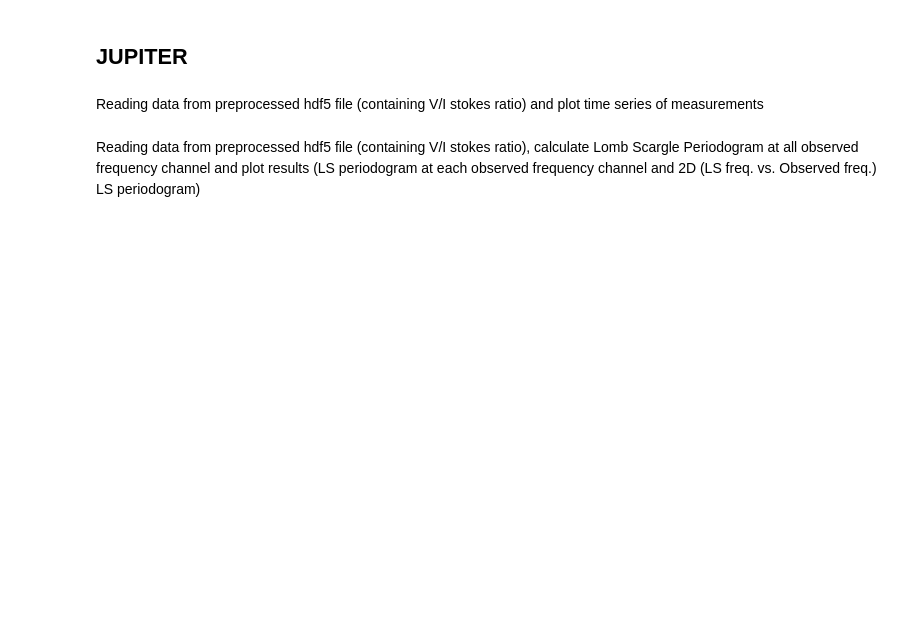
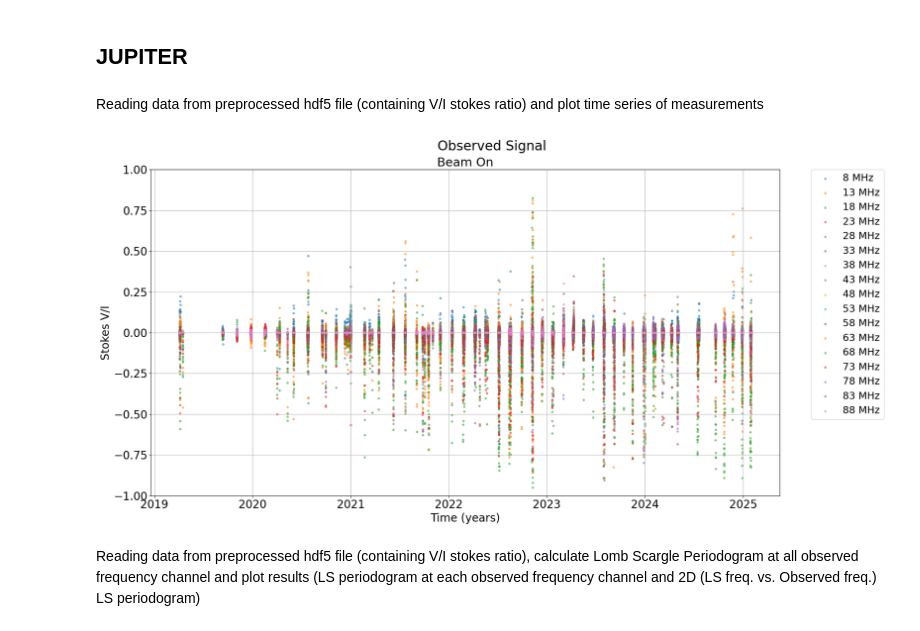
Before and after one commit to CorentinLouis/NenuFAR_pipeline_beamformed_data, a Jupyter notebook: Louis_2025_LS_Jupiter.ipynb, the cells around one changed output. Saved outputs shown, nothing was run; the diff lists cells and outputs as text; code cells hidden in the pictures; blank space fills up the shorter version.

```diff
--- a/Louis_2025_LS_Jupiter.ipynb
+++ b/Louis_2025_LS_Jupiter.ipynb
@@ -62,7 +62,7 @@ def resonance_between_frequencies(T_1, T_2, T_3):
 ## JUPITER
 # %%
 data_path = './data/processed/KP07/Jupiter/'
-filename_VI = 'preliminary_data_Stokes-VI_LT07_Jupiter_masklevel0_50percents_8-90MHz_dt600s_df1MHz_2019_2025_ON.hdf5'
+filename_VI = 'preliminary_data_Stokes-VI_LT07_Jupiter_masklevel0_50percents_8-90MHz_dt600s_df5MHz_2019_2025_ON.hdf5'
 
 
 synodic_period_Moons = {
@@ -87,14 +87,16 @@ Reading data from preprocessed hdf5 file (containing V/I stokes ratio) and plot
 # %%
 read_and_plot_timeseries(path_to_data = data_path,
                           file_name = filename_VI,
                           target = 'Jupiter',
                           target_type = 'exoplanet',
                           beam_off_number = 1,
                           extra_title='',
-                          beam_on = True, beam_off = False,
-                          savefig = True,
-                          filename = 'timeseries_Jupiter_df1MHz.pdf'
+                          beam_on = True,
+                          savefig = False,
+                          filename = 'timeseries_Jupiter_df5MHz.pdf'
                           )
+# %% [output]
+[figure, added]
 # %% [markdown]
 Reading data from preprocessed hdf5 file (containing V/I stokes ratio), calculate Lomb Scargle Periodogram at all observed frequency channel and plot results (LS periodogram at each observed frequency channel and 2D (LS freq. vs. Observed freq.) LS periodogram)
 # %%
```
Also changed, not shown: parts of 4 cells of this notebook.
